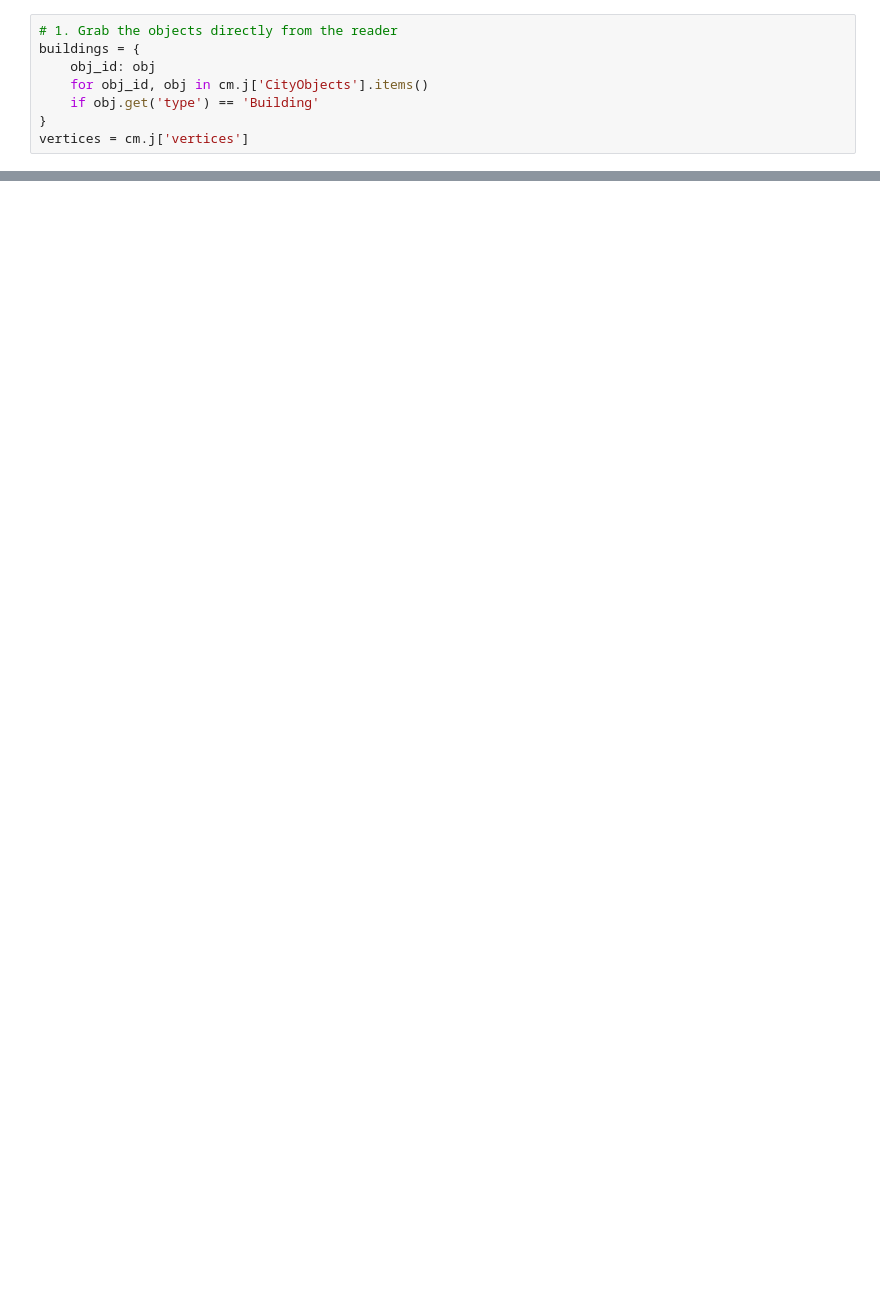
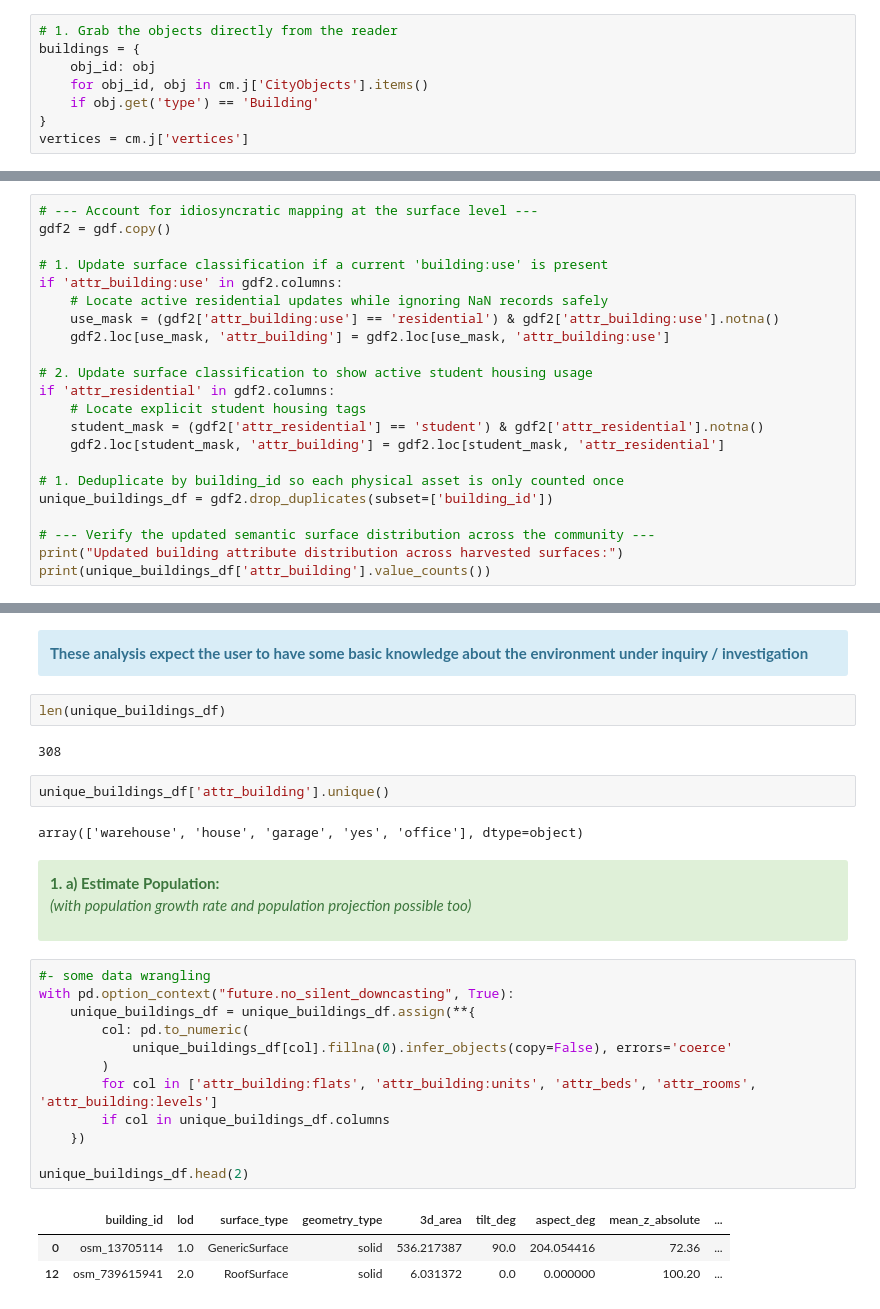
Before and after one commit to AdrianKriger/LoD2geo3D, a Jupyter notebook: Lo2DcityJSONdataScience.ipynb, the cells around one changed output, grey strips where cells are left out. Saved outputs shown, nothing was run; the diff lists cells and outputs as text; blank space fills up the shorter version.

Commit message:
8. population + bvpc. incomplete

```diff
--- a/Lo2DcityJSONdataScience.ipynb
+++ b/Lo2DcityJSONdataScience.ipynb
@@ -104,0 +110,22 @@ Total number of unique buildings: 225
+# %%
+# --- Account for idiosyncratic mapping at the surface level ---
+gdf2 = gdf.copy()
+
+# 1. Update surface classification if a current 'building:use' is present
+if 'attr_building:use' in gdf2.columns:
+    # Locate active residential updates while ignoring NaN records safely
+    use_mask = (gdf2['attr_building:use'] == 'residential') & gdf2['attr_building:use'].notna()
+    gdf2.loc[use_mask, 'attr_building'] = gdf2.loc[use_mask, 'attr_building:use']
+
+# 2. Update surface classification to show active student housing usage
+if 'attr_residential' in gdf2.columns:
+    # Locate explicit student housing tags
+    student_mask = (gdf2['attr_residential'] == 'student') & gdf2['attr_residential'].notna()
+    gdf2.loc[student_mask, 'attr_building'] = gdf2.loc[student_mask, 'attr_residential']
+
+# 1. Deduplicate by building_id so each physical asset is only counted once
+unique_buildings_df = gdf2.drop_duplicates(subset=['building_id'])
+
+# --- Verify the updated semantic surface distribution across the community ---
+print("Updated building attribute distribution across harvested surfaces:")
+print(unique_buildings_df['attr_building'].value_counts())
@@ -104,0 +156,30 @@ Total number of unique buildings: 225
+# %% [markdown]
+<div class="alert alert-block alert-info"><b>These analysis expect the user to have some basic knowledge about the environment under inquiry / investigation</b> </div>
+# %%
+len(unique_buildings_df)
+# %% [output]
+308
+# %%
+unique_buildings_df['attr_building'].unique()
+# %% [output]
+array(['warehouse', 'house', 'garage', 'yes', 'office'], dtype=object)
+# %% [markdown]
+<div class="alert alert-block alert-success"><b>1.  a) Estimate Population:</b>
+
+_(with population growth rate and population projection possible too)_ </div>
+# %%
+#- some data wrangling
+with pd.option_context("future.no_silent_downcasting", True):
+    unique_buildings_df = unique_buildings_df.assign(**{
+        col: pd.to_numeric(
+            unique_buildings_df[col].fillna(0).infer_objects(copy=False), errors='coerce'
+        )
+        for col in ['attr_building:flats', 'attr_building:units', 'attr_beds', 'attr_rooms', 'attr_building:levels']
+        if col in unique_buildings_df.columns
+    })
+
+unique_buildings_df.head(2)
+# %% [output]
+|  | building_id | lod | surface_type | geometry_type | 3d_area | tilt_deg | aspect_deg | mean_z_absolute | ... |
+| 0 | osm_13705114 | 1.0 | GenericSurface | solid | 536.217387 | 90.0 | 204.054416 | 72.36 | ... |
+| 12 | osm_739615941 | 2.0 | RoofSurface | solid | 6.031372 | 0.0 | 0.000000 | 100.20 | ... |
```
Also changed, not shown: parts of 38 cells of this notebook, 4 other files.
